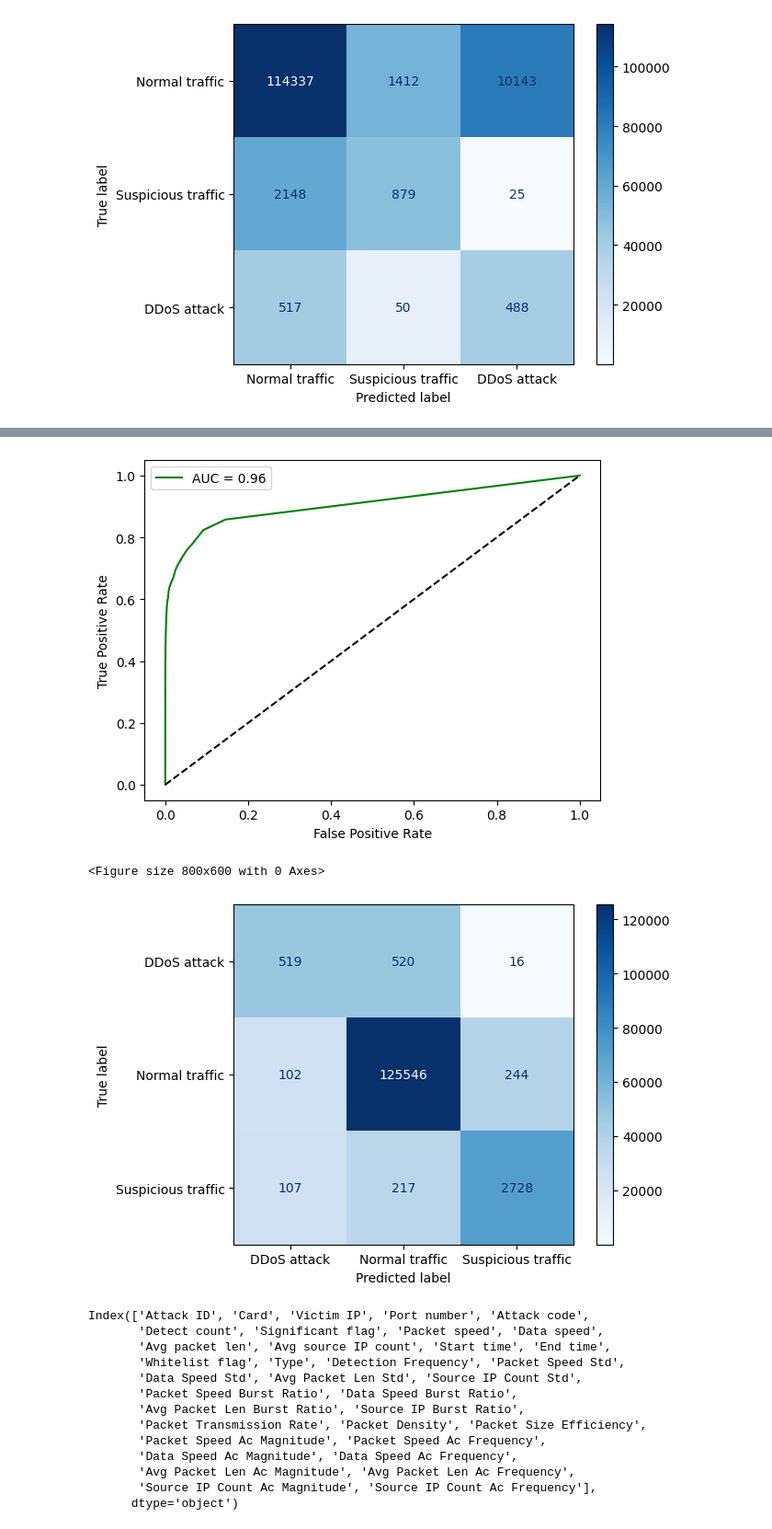
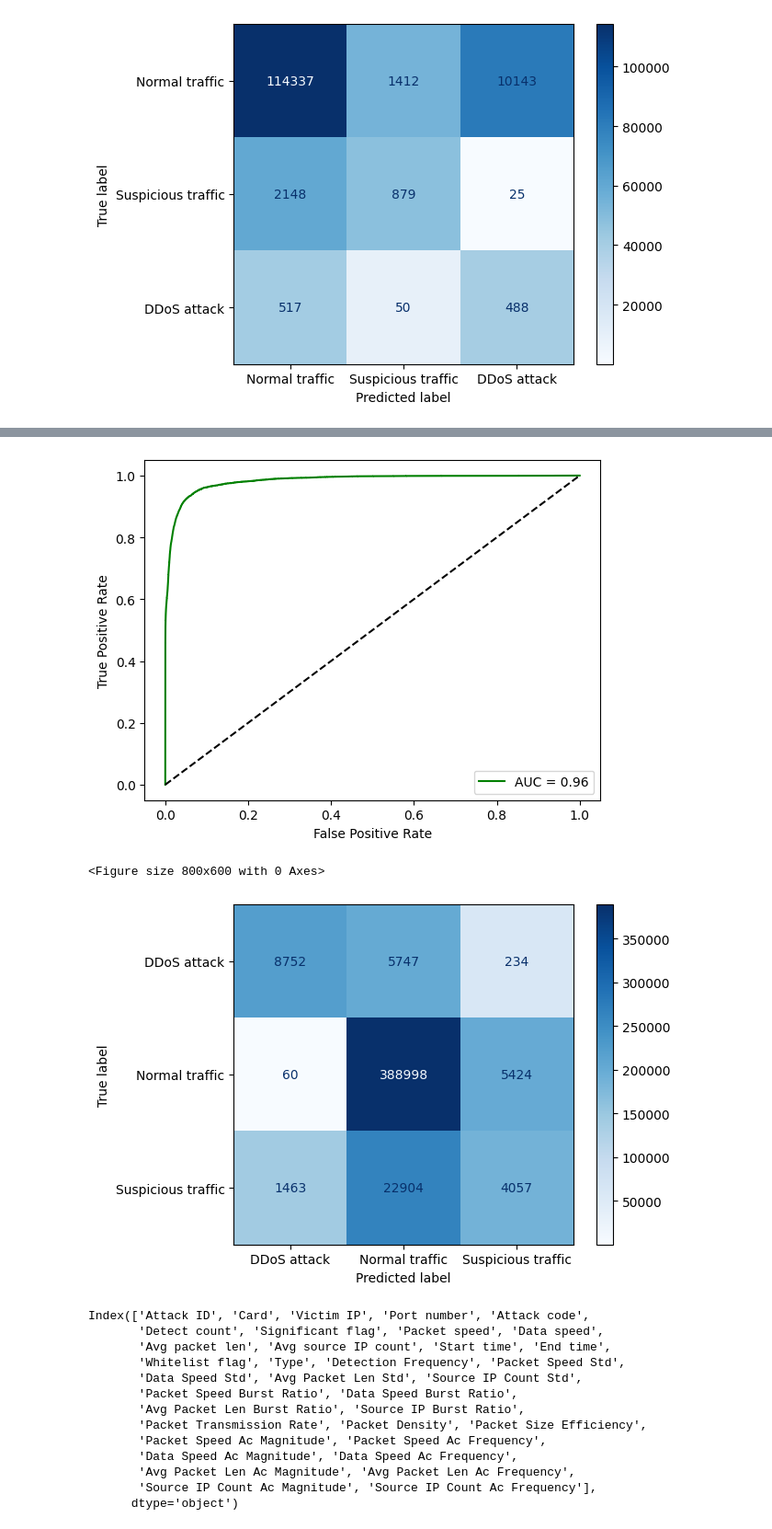
Before and after one commit to ballakrisz/HAML-DDoS, a Jupyter notebook: src/visualization/visualize_features_tmp.ipynb, the cells around one changed output, grey strips where cells are left out. Shown at 92% size. Cells and saved outputs as stored; diff of their text form; code cells hidden in the pictures.

```diff
--- a/src/visualization/visualize_features_tmp.ipynb
+++ b/src/visualization/visualize_features_tmp.ipynb
@@ -979,17 +1244,40 @@ def train_random_forest_cls(events, num_train_sample = None):
 # %%
-events_a = pd.read_csv("/home/appuser/data/train/SCLDDoS2024_SetA_events.csv").fillna(0)
-events_b = pd.read_csv("/home/appuser/data/train/SCLDDoS2024_SetB_events.csv").fillna(0)
-events_c = pd.read_csv("/home/appuser/data/test/SCLDDoS2024_SetC_events.csv").fillna(0)
+# events_a = pd.read_csv("/home/appuser/data/train/SCLDDoS2024_SetA_events.csv").fillna(0)
+# events_b = pd.read_csv("/home/appuser/data/train/SCLDDoS2024_SetB_events.csv").fillna(0)
+# events_c = pd.read_csv("/home/appuser/data/test/SCLDDoS2024_SetC_events.csv").fillna(0)
 
-events_b.columns = events_a.columns
-events_c.columns = events_a.columns
+# events_b.columns = events_a.columns
+# events_c.columns = events_a.columns
 
 
-events_a = add_time_features(events_a)
-events_b = add_time_features(events_b)
-events_c = add_time_features(events_c)
+# events_a = add_time_features(events_a)
+# events_b = add_time_features(events_b)
+# events_c = add_time_features(events_c)
 
-num_train_sample = events_a.shape[0] + events_b.shape[0]
-events_combined = pd.concat([events_a, events_b, events_c])
-train_random_forest_cls(events_combined, num_train_sample)
+# num_train_sample = events_a.shape[0] + events_b.shape[0]
+# events_combined = pd.concat([events_a, events_b, events_c])
+
+# train_catboost_cls(events_combined, num_train_sample)
+
+
+
+# events_a = pd.read_csv("/home/appuser/data/train/SCLDDoS2024_SetA_events_extended.csv").fillna(0)
+# events_b = pd.read_csv("/home/appuser/data/train/SCLDDoS2024_SetB_events_extended.csv").fillna(0)
+# events_c = pd.read_csv("/home/appuser/data/test/SCLDDoS2024_SetC_events_extended.csv").fillna(0)
+
+# num_train_sample = events_a.shape[0] + events_b.shape[0]
+# events_combined = pd.concat([events_a, events_b, events_c])
+
+# train_catboost_cls(events_combined, num_train_sample)
+
+
+
+events_train = pd.read_csv("/home/appuser/data/train/A_B_inferred_attack_code.csv")
+events_test = pd.read_csv("/home/appuser/data/gen/D_inferred_attack_code.csv")
+
+events_combined = pd.concat([events_train, events_test])
+num_train_sample = events_train.shape[0]
+
+train_catboost_cls(events_combined, num_train_sample)
+#train_random_forest_cls(events_combined, num_train_sample)
 # %% [output]
@@ -1016,6 +1301,6 @@ Micro-average ROC-AUC: 1.00
-[figure, old version]
+[figure, new version]
 <Figure size 800x600 with 0 Axes>
-[figure, old version]
+[figure, new version]
 # %%
 components_a = pd.read_csv("/home/appuser/data/train/SCLDDoS2024_SetA_components.csv")
 events_a = pd.read_csv("/home/appuser/data/train/SCLDDoS2024_SetA_events.csv")
```
Also changed, not shown: parts of 7 cells of this notebook, 18 other files.
